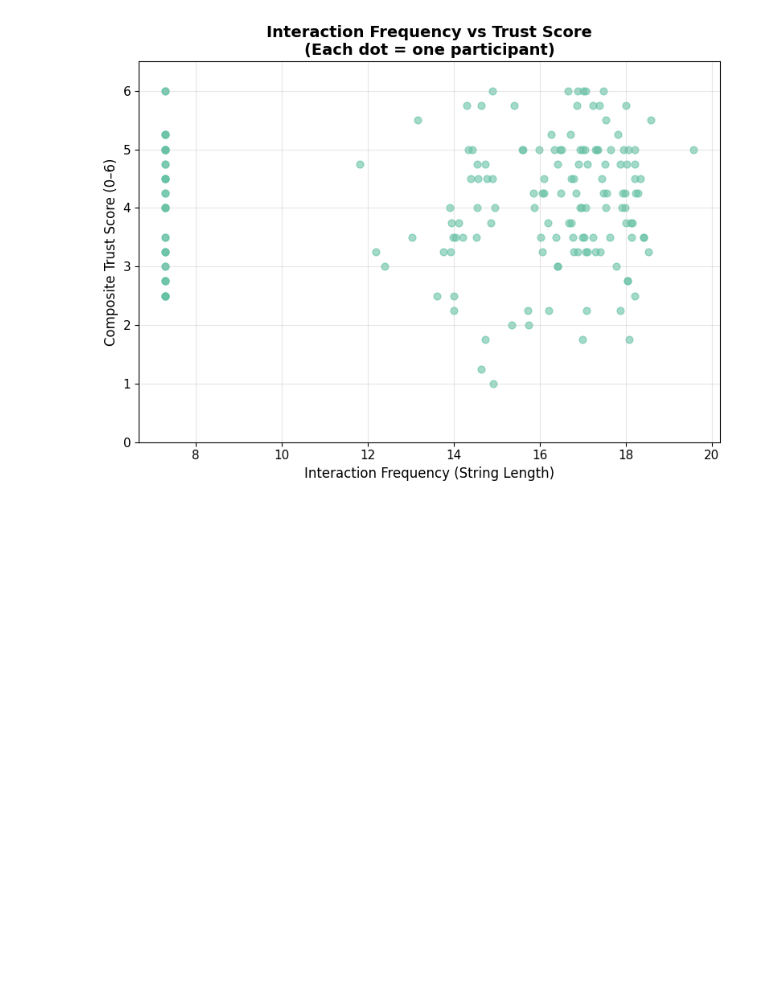
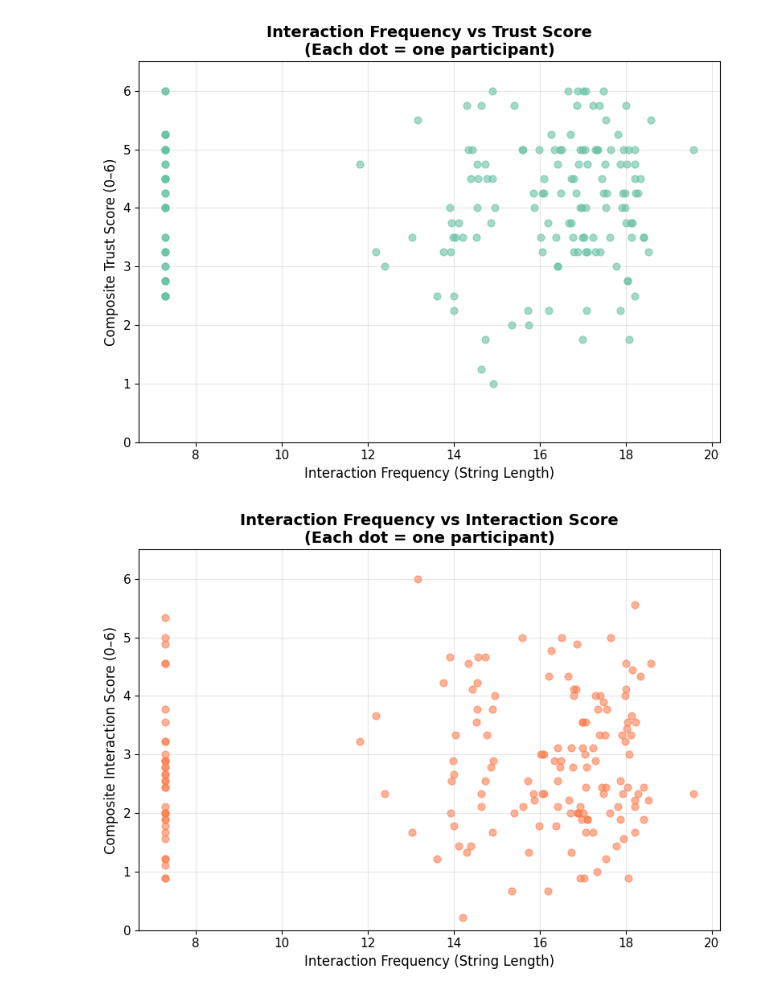
Before and after one commit to Delen0828/Interact4Trust, a Jupyter notebook: analysis-drop.ipynb, the cells around one changed output. Cells and saved outputs as stored; diff of their text form; code cells hidden in the pictures; blank space fills up the shorter version.

```diff
--- a/analysis-drop.ipynb
+++ b/analysis-drop.ipynb
@@ -2151,3 +2139,62 @@ Using columns: ['skeptical_rating', 'data_trust', 'usability_difficulty', 'trust
 [171 rows x 2 columns]
 2 171
 [figure]
+# %%
+def plot_interaction_vs_interaction_score(data,idata):
+
+
+	# Define interaction question columns
+	interaction_cols = ['navigation_control', 'content_control', 'pace_control',
+					'company_communication', 'interface_responsiveness',
+					'customer_communication', 'personal_conversation',
+					'interface_interaction', 'interface_sensitivity']
+
+
+	# Filter for valid conditions
+	valid_data = data[
+		(data['condition_id'].notna()) &
+		(~data['condition_id'].isin(['unknown', 'condition_0_historical']))
+	].copy()
+
+	valid_data['composite_interaction_score'] = valid_data[interaction_cols].mean(axis=1, skipna=True)
+
+	# Filter for participants with composite scores
+	# interaction_data = valid_data['usability_difficulty']
+	# print(len(valid_data['composite_interaction_score']))
+	# # Filter valid conditions
+	interaction_data = idata[
+		(idata['condition_id'].notna()) &
+		(~idata['condition_id'].isin(['unknown', 'condition_0_historical']))
+	].copy()
+	interact=interaction_data.groupby('participant_id', as_index=False)['interaction_freq'].sum()
+
+	plt.figure(figsize=(8, 6))
+
+
+	plt.scatter(
+		interact['interaction_freq'],
+		valid_data['composite_interaction_score'],
+		alpha=0.6,
+		s=40,
+		color='coral'
+	)
+
+	plt.xlabel("Interaction Frequency (String Length)", fontsize=12)
+	plt.ylabel("Composite Interaction Score (0–6)", fontsize=12)
+	plt.title("Interaction Frequency vs Interaction Score\n(Each dot = one participant)",
+			  fontsize=14, fontweight='bold')
+
+	plt.grid(alpha=0.3)
+	plt.ylim(0, 6.5)
+
+	plt.tight_layout()
+	plt.show()
+
+
+# Run the scatter plot
+# print(relevant_trials.usability_composite)
+# print(relevant_trials.usability_difficulty)
+# print(interaction_data.columns)
+plot_interaction_vs_interaction_score(interaction_data,relevant_trials)
+# %% [output]
+[figure, added]
```
Also changed, not shown: parts of 27 cells of this notebook, 9 other files.
